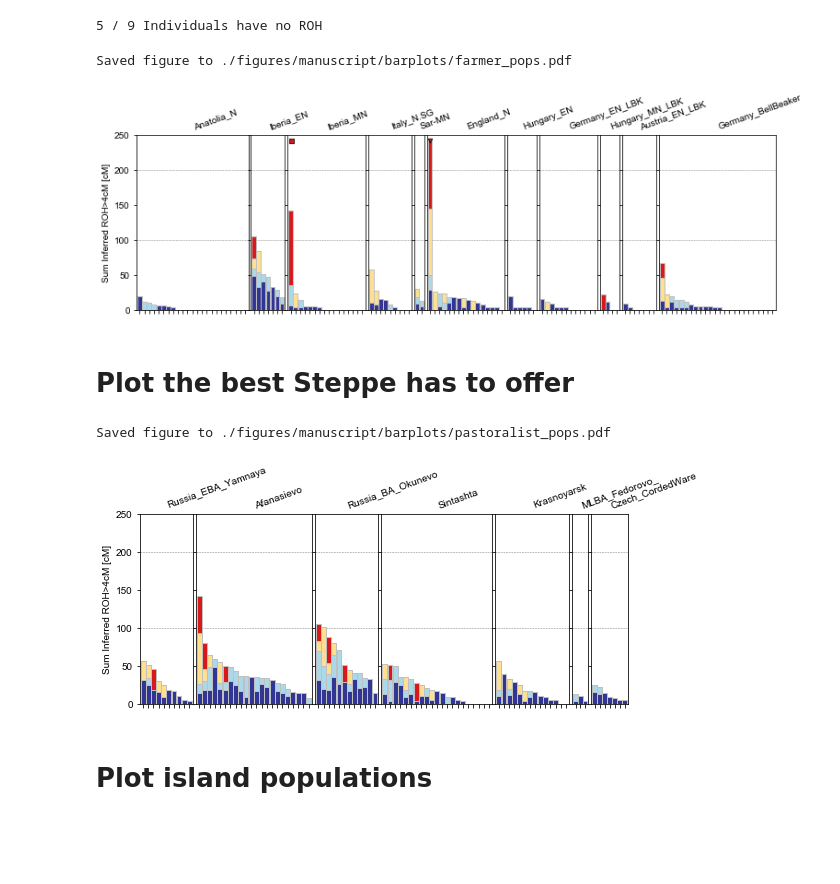
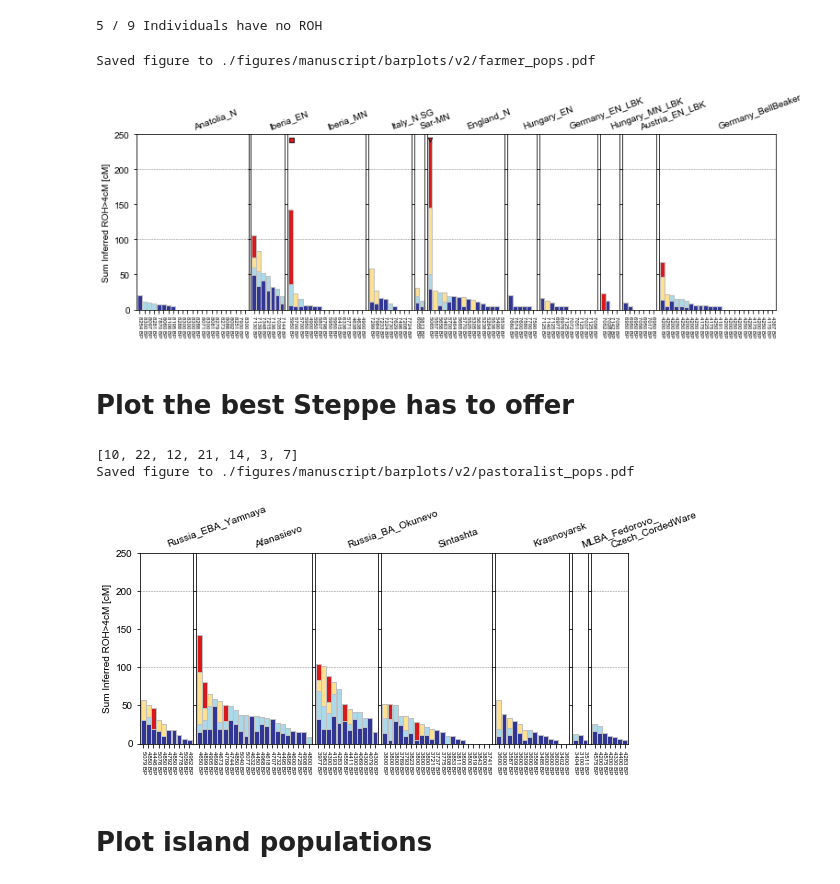
Before and after one commit to hringbauer/hapROH, a Jupyter notebook: Notebooks/Figures/plot_bar_ROH.ipynb, the cells around one changed output. Drawn from its saved outputs; the diff is of its cells as text; code cells hidden in the pictures; blank space fills up the shorter version.

```diff
--- a/Notebooks/Figures/plot_bar_ROH.ipynb
+++ b/Notebooks/Figures/plot_bar_ROH.ipynb
@@ -342,3 +339,12 @@ Strategy: Combine Single Pieces
+# %%
+def prep_xlabels(plot_dfs):
+    """Prepare vector of x labels
+    corresponding to ages of individuals"""
+    xlabels = []
+    for df in plot_dfs:
+        lbls = [str(int(x)) + " BP" for x in df["age"].values]
+        xlabels.append(lbls)
+    return xlabels
 # %% [markdown]
 ### Do key modern Populations (French, Han, Palestinian, Pathan)
 # %%
@@ -449,17 +455,18 @@ df_ana.sort_values(by="age")
 # %%
 clsts = ["Anatolia_N", "Iberia_EN", "Iberia_MN", "Italy_N.SG", "Sar-MN",
          "England_N", "Hungary_EN",
          "Germany_EN_LBK", "Hungary_MN_LBK", "Austria_EN_LBK",
          "Germany_BellBeaker"] # "Czech_BellBeaker", "Lech_EBA" "Scotland_N"
 df_plots, lgths = prep_dfs_plot_exact(df_t, pops=clsts, mod_only=False, exact=False)
+x_labels = prep_xlabels(df_plots)
 
 plot_panel_row(df_plots, figsize=(np.sum(lgths)/10, 3.5), ylim=[0,250], fs_x=6,
                ha_title="left", r_title=20, title_col="pop", hlines=[100, 200],
-               titles=clsts, x_labels=False, leg_pos=0, degrees=[], Ns=[],
+               titles=clsts, x_labels=x_labels, leg_pos=0, degrees=[], Ns=[],
                cutoffs=[50,100], ss=[20, 25], lw=0.8, sym_ofst=-8,
-               savepath="./figures/manuscript/barplots/farmer_pops.pdf")
+               savepath="./figures/manuscript/barplots/v2/farmer_pops.pdf")
 # %% [output]
-Saved figure to ./figures/manuscript/barplots/farmer_pops.pdf
+Saved figure to ./figures/manuscript/barplots/v2/farmer_pops.pdf
-[figure, old version]
+[figure, new version]
 # %% [markdown]
 # Plot the best Steppe has to offer
@@ -468,17 +473,21 @@ df_t= df1[df1["economy"]=="Pastoralist"]
 # %%
+df1 = pd.read_csv("./Empirical/roh_all_inds_final_v42.csv", sep='\t')
+df_t= df1[df1["economy"]=="Pastoralist"]
 clsts = ["Russia_EBA_Yamnaya", "Afanasievo", "Russia_BA_Okunevo", "Sintashta",
          "Krasnoyarsk",  "MLBA_Fedorovo_",
          "Czech_CordedWare"] # "Germany_CordedWare", "MLBA_Alakul"
 df_plots, lgths = prep_dfs_plot_exact(df_t, pops=clsts, mod_only=False, exact=False)
+x_labels = prep_xlabels(df_plots)
 
 plot_panel_row(df_plots, figsize=(np.sum(lgths)/10, 3.5), ylim=[0,250], fs_x=6,
                titles=clsts, ha_title="left", r_title=20, title_col="pop", hlines=[100, 200],
-               x_labels=False, leg_pos=0, degrees=[], Ns=[],
+               x_labels=x_labels, leg_pos=0, degrees=[], Ns=[],
                cutoffs=[50,100], ss=[20, 25], lw=0.8, sym_ofst=-8,
-               savepath="./figures/manuscript/barplots/pastoralist_pops.pdf")
+               savepath="./figures/manuscript/barplots/v2/pastoralist_pops.pdf")
 # %% [output]
-Saved figure to ./figures/manuscript/barplots/pastoralist_pops.pdf
+[10, 22, 12, 21, 14, 3, 7]
+Saved figure to ./figures/manuscript/barplots/v2/pastoralist_pops.pdf
-[figure, old version]
+[figure, new version]
 # %% [markdown]
 # Plot island populations
 # %%
```
Also changed, not shown: parts of 38 cells of this notebook, 1 other file.
